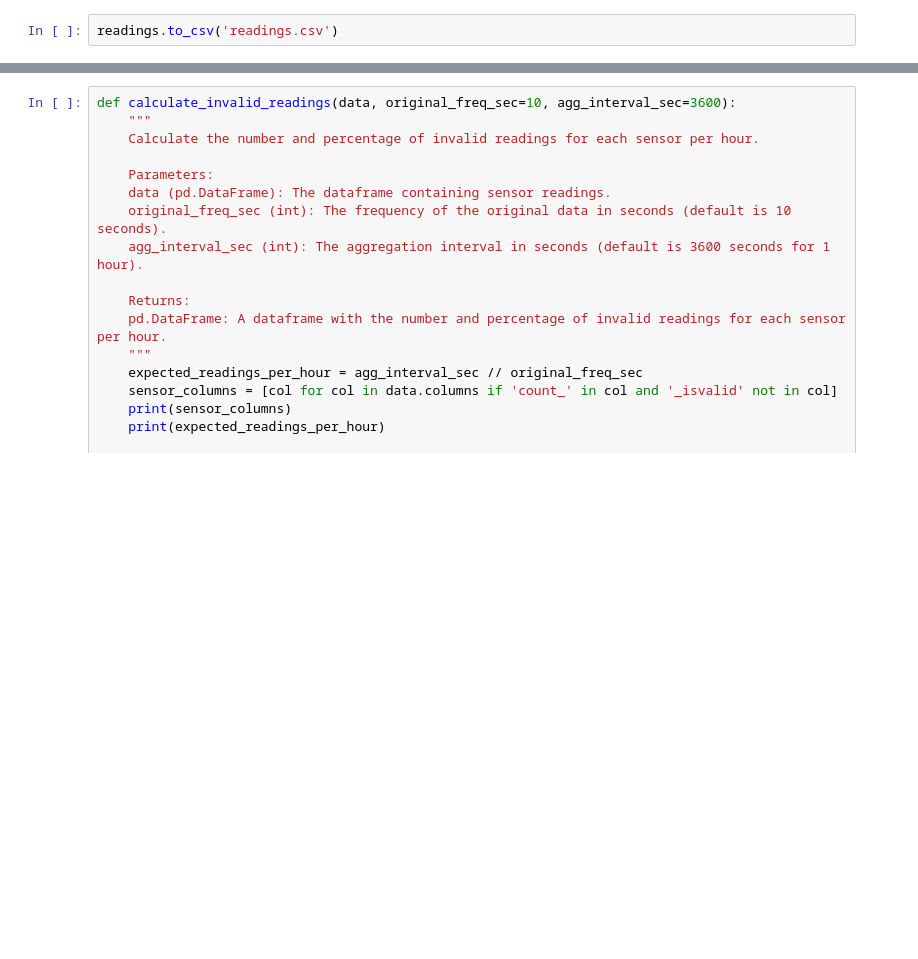
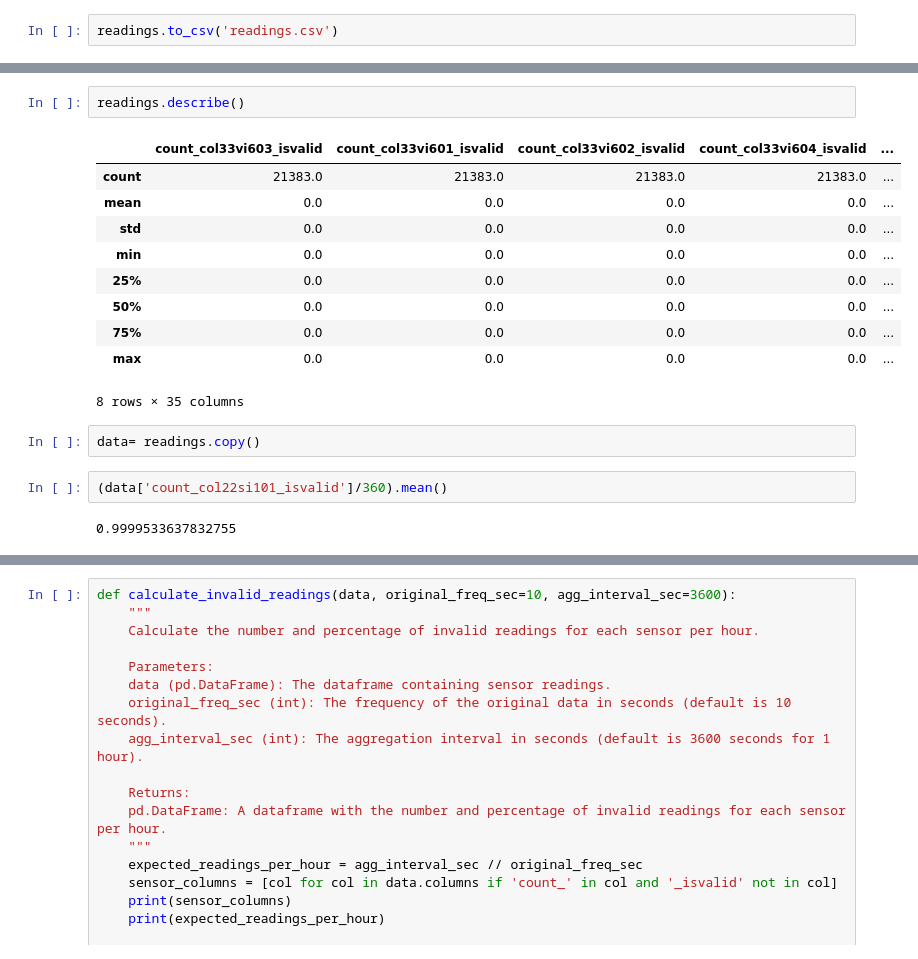
Before and after one commit to giorgosfatouros/IIoT-Data-Quality-Assessment, a Jupyter notebook: Untitled.ipynb, the cells around one changed output, grey strips where cells are left out. Cells and saved outputs as stored; diff of their text form; blank space fills up the shorter version.

```diff
--- a/Untitled.ipynb
+++ b/Untitled.ipynb
@@ -95 +110,20 @@ Index(['min_col33vi603', 'max_col33vi603', 'sum_col33vi603',
       dtype='object')
+# %%
+readings.describe()
+# %% [output]
+|  | count_col33vi603_isvalid | count_col33vi601_isvalid | count_col33vi602_isvalid | count_col33vi604_isvalid | ... |
+| count | 21383.0 | 21383.0 | 21383.0 | 21383.0 | ... |
+| mean | 0.0 | 0.0 | 0.0 | 0.0 | ... |
+| std | 0.0 | 0.0 | 0.0 | 0.0 | ... |
+| min | 0.0 | 0.0 | 0.0 | 0.0 | ... |
+| 25% | 0.0 | 0.0 | 0.0 | 0.0 | ... |
+| 50% | 0.0 | 0.0 | 0.0 | 0.0 | ... |
+| 75% | 0.0 | 0.0 | 0.0 | 0.0 | ... |
+| max | 0.0 | 0.0 | 0.0 | 0.0 | ... |
+8 rows × 35 columns
+# %%
+data= readings.copy()
+# %%
+(data['count_col22si101_isvalid']/360).mean()
+# %% [output]
+0.9999533637832755
```
Also changed, not shown: parts of 22 cells of this notebook, 12 other files.
